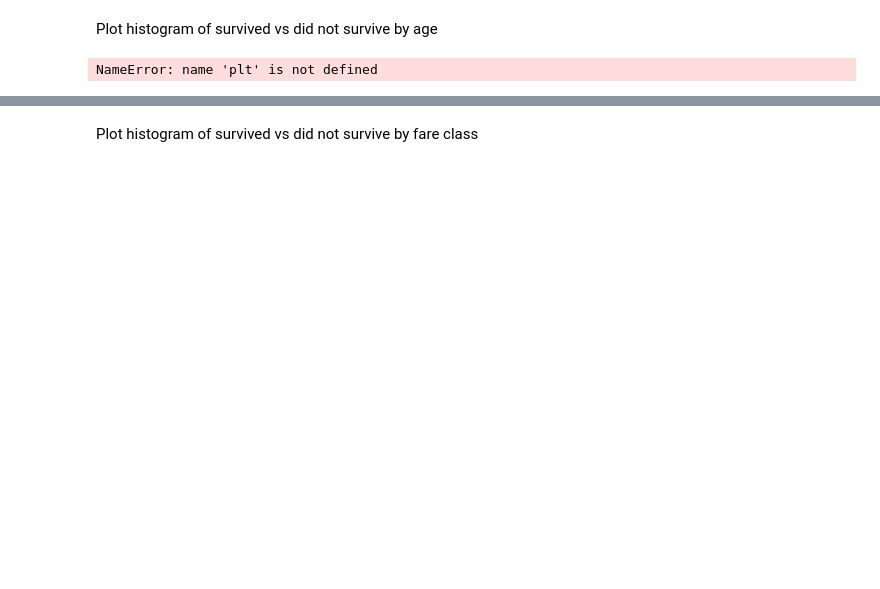
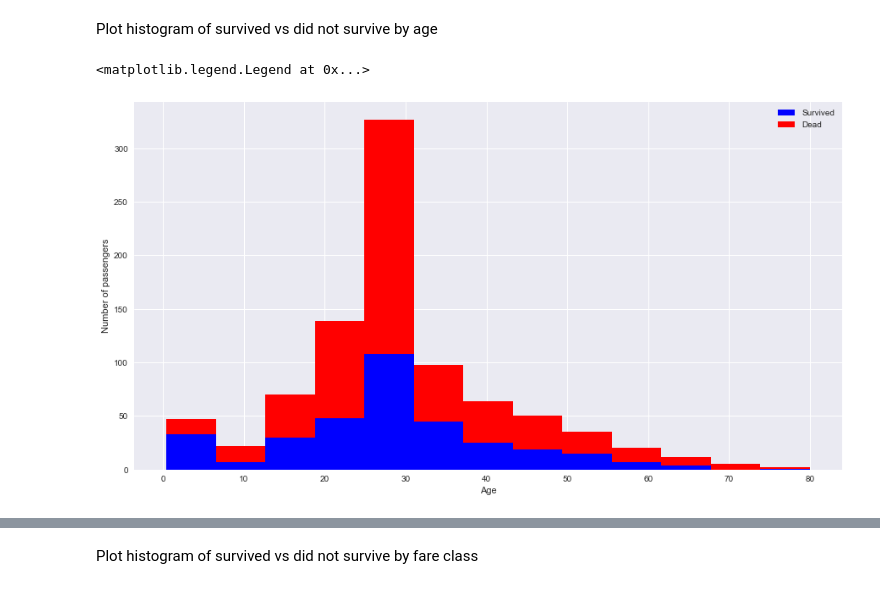
Before and after one commit to cixita/udacitypjts, a Jupyter notebook: Titanic - Chengxi tang quiz.ipynb, the cells around one changed output, grey strips where cells are left out. Saved outputs shown, nothing was run; the diff lists cells and outputs as text; code cells hidden in the pictures; blank space fills up the shorter version.

```diff
--- a/Titanic - Chengxi tang quiz.ipynb
+++ b/Titanic - Chengxi tang quiz.ipynb
@@ -88,10 +136,11 @@ print("Percentage of male that survived:" ,round(male_survived), "%")
 Plot histogram of survived vs did not survive by age
 # %%
 figure = plt.figure(figsize=(15,8))
-plt.hist([data[data['Survived']==1]['Age'], data[data['Survived']==0]['Age']], stacked=True, color = ['g','r'],
-         bins = 30,label = ['Survived','Dead'])
+plt.hist([data[data['Survived']==1]['Age'], data[data['Survived']==0]['Age']], stacked=True, color = ['b','r'],
+         bins = 13,label = ['Survived','Dead'])
 plt.xlabel('Age')
 plt.ylabel('Number of passengers')
 plt.legend()
 # %% [output]
-NameError: name 'plt' is not defined
+<matplotlib.legend.Legend at 0x...>
+[figure, added]
```
Also changed, not shown: parts of 23 cells of this notebook.
